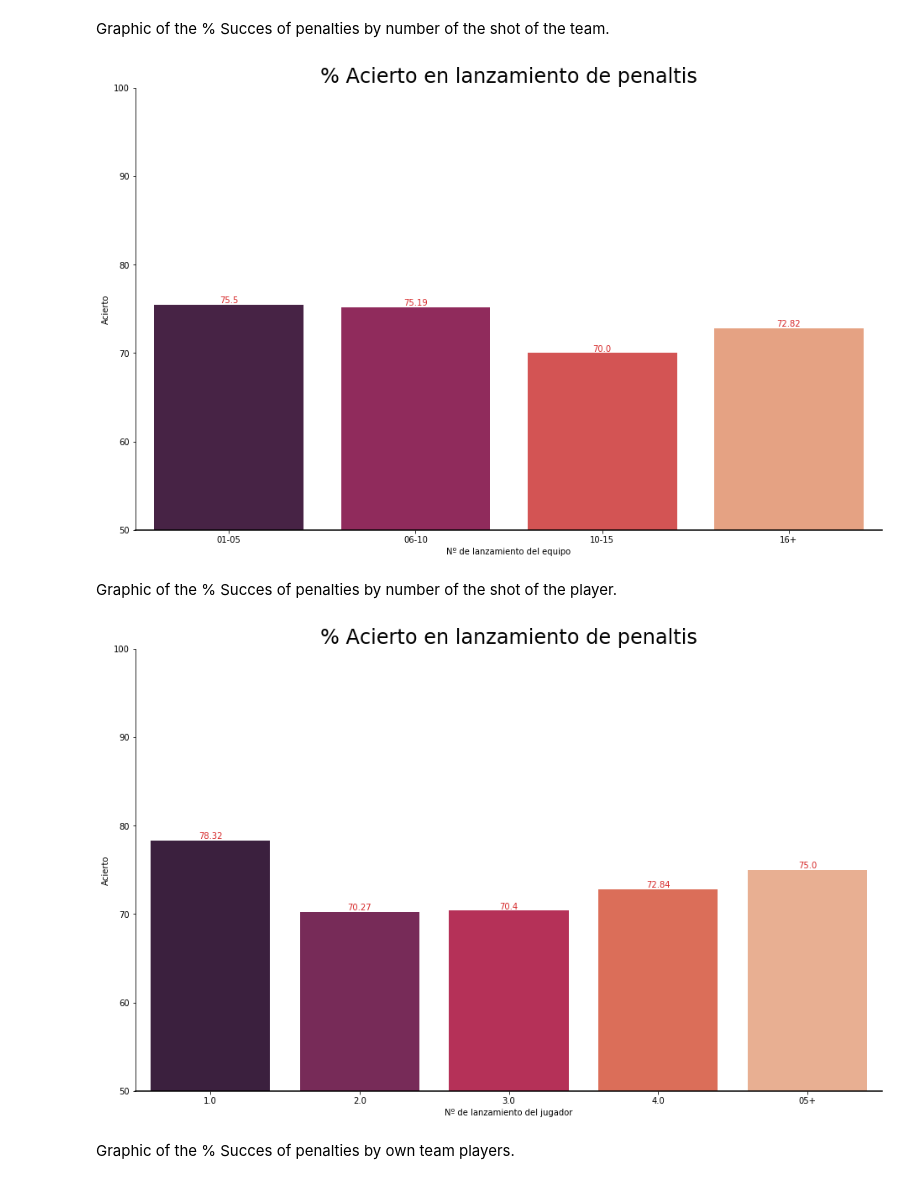
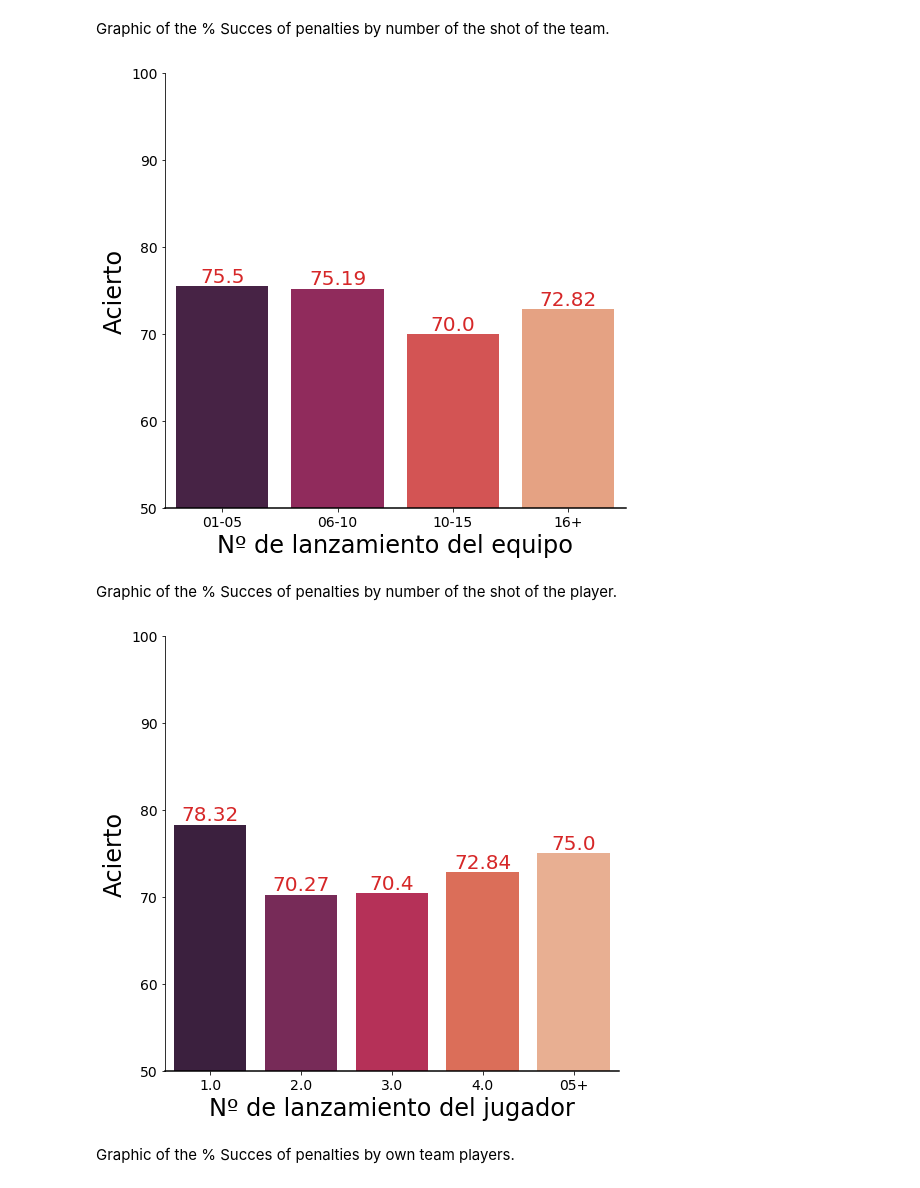
Before and after one commit to SergiRuizUNIR/TFG, a Jupyter notebook: 10_Resumen_&_Subdatatsets.ipynb, the cells around one changed output. Drawn from its saved outputs; the diff is of its cells as text; code cells hidden in the pictures.

```diff
--- a/10_Resumen_&_Subdatatsets.ipynb
+++ b/10_Resumen_&_Subdatatsets.ipynb
@@ -523,14 +770,14 @@ g['goal'] = round(g.goal,4)*100
 ax = sns.barplot(x="competition_part", y="goal", palette="rocket", data=g, ci=None)
 ax.set(ylim=(50, 100))
 ax.axhline(50, color="k", clip_on=False)
-ax.set_title("% Acierto en la lanzamiento de penaltis", size=24)
-ax.set_ylabel("Acierto")
-ax.set_xlabel("Parte de la competición")
+ax.set_ylabel("Acierto", size = 24)
+ax.set_xlabel("Parte de la competición", size = 24)
 ax.set_xticklabels(g.competition_part)
 for i, v in enumerate(g["goal"].iteritems()):
-    ax.text(i ,v[1], "{:,}".format(v[1]), color='tab:red', va ='bottom', ha ='center')
+    ax.text(i ,v[1], "{:,}".format(v[1]), color='tab:red', va ='bottom', ha ='center', size = 20)
 sns.despine(bottom=True)
 plt.tight_layout(h_pad=2)
+ax.tick_params(axis='both', which='major', labelsize=16)
 fig = plt.gcf()
-fig.set_size_inches(18, 10)
+fig.set_size_inches(8, 8)
 # %% [output]
@@ -545,14 +792,14 @@ g.goal.replace(73.24000000000001, 73.24, inplace=True)
 ax = sns.barplot(x="match_moment", y="goal", palette="rocket", data=g, ci=None)
 ax.set(ylim=(50, 100))
 ax.axhline(50, color="k", clip_on=False)
-ax.set_title("% Acierto en lanzamiento de penaltis", size=24)
-ax.set_ylabel("Acierto")
-ax.set_xlabel("Momento del partido")
+ax.set_ylabel("Acierto", fontsize=20)
+ax.set_xlabel("Momento del partido", fontsize=20)
 ax.set_xticklabels(g.match_moment)
 for i, v in enumerate(g["goal"].iteritems()):
-    ax.text(i ,v[1], "{:,}".format(v[1]), color='tab:red', va ='bottom', ha ='center')
+    ax.text(i ,v[1], "{:,}".format(v[1]), color='tab:red', va ='bottom', ha ='center', size=20)
 sns.despine(bottom=True)
 plt.tight_layout(h_pad=2)
+ax.tick_params(axis='both', which='major', labelsize=14)
 fig = plt.gcf()
-fig.set_size_inches(18, 10)
+fig.set_size_inches(8, 8)
 # %% [output]
@@ -563,17 +810,17 @@ Graphic of the % Succes of penalties by field factor.
 g = df_penalty.groupby('H_A_column')[['goal']].mean()
 g = g.sort_values(['goal']).reset_index()
 g['goal'] = round(g.goal,4)*100
-ax = sns.barplot(x="H_A_column", y="goal", palette="rocket", data=g, ci=None)
+ax = sns.barplot(x="H_A_column", y="goal", palette="viridis", data=g, ci=None)
 ax.set(ylim=(50, 100))
 ax.axhline(50, color="k", clip_on=False)
-ax.set_title("% Acierto en lanzamiento de penaltis", size=24)
-ax.set_ylabel("Acierto")
-ax.set_xlabel("Factor campo")
+ax.set_ylabel("Acierto", size=16)
+ax.set_xlabel("Factor campo", size=16)
 ax.set_xticklabels(g.H_A_column)
 for i, v in enumerate(g["goal"].iteritems()):
-    ax.text(i ,v[1], "{:,}".format(v[1]), color='tab:red', va ='bottom', ha ='center')
+    ax.text(i ,v[1], "{:,}".format(v[1]), color="tab:green", va ='bottom', ha ='center', size=20)
 sns.despine(bottom=True)
 plt.tight_layout(h_pad=2)
+ax.tick_params(axis='both', which='major', labelsize=14)
 fig = plt.gcf()
-fig.set_size_inches(18, 10)
+fig.set_size_inches(5, 5)
 # %% [output]
@@ -583,31 +830,31 @@ Graphic of the % Succes of penalties by number of the shot of the team.
 # %%
 mask = df.shot_number > 15
 df_penaltyv = df_penalty.copy()
 df_penaltyv.loc[mask, "shot_number"] = "16+"
 mask = (df.shot_number <= 15) & (df.shot_number > 9)
 df_penaltyv.loc[mask, "shot_number"] = "10-15"
 mask = (df.shot_number <= 10) & (df.shot_number > 5)
 df_penaltyv.loc[mask, "shot_number"] = "06-10"
 mask = (df.shot_number <= 5)
 df_penaltyv.loc[mask, "shot_number"] = "01-05"
 g = df_penaltyv.groupby('shot_number')[['goal']].mean()
 g = g.sort_values(['shot_number']).reset_index()
 g['goal'] = round(g.goal,4)*100
 ax = sns.barplot(x="shot_number", y="goal", palette="rocket", data=g, ci=None)
 ax.set(ylim=(50, 100))
 ax.axhline(50, color="k", clip_on=False)
-ax.set_title("% Acierto en lanzamiento de penaltis", size=24)
-ax.set_ylabel("Acierto")
-ax.set_xlabel("Nº de lanzamiento del equipo")
+ax.set_ylabel("Acierto", size = 24)
+ax.set_xlabel("Nº de lanzamiento del equipo", size = 24)
 ax.set_xticklabels(g.shot_number)
 for i, v in enumerate(g["goal"].iteritems()):
-    ax.text(i ,v[1], "{:,}".format(v[1]), color='tab:red', va ='bottom', ha ='center')
+    ax.text(i ,v[1], "{:,}".format(v[1]), color='tab:red', va ='bottom', ha ='center', size=20)
 sns.despine(bottom=True)
 plt.tight_layout(h_pad=2)
+ax.tick_params(axis='both', which='major', labelsize=14)
 fig = plt.gcf()
-fig.set_size_inches(18, 10)
+fig.set_size_inches(8, 8)
 # %% [output]
-[figure, old version]
+[figure, new version]
 # %% [markdown]
 Graphic of the % Succes of penalties by number of the shot of the player.
 # %%
@@ -622,18 +869,18 @@ g.goal.replace(70.39999999999999, 70.40, inplace=True)
 ax = sns.barplot(x="shot_player_number", y="goal", palette="rocket", data=g, ci=None)
 ax.set(ylim=(50, 100))
 ax.axhline(50, color="k", clip_on=False)
-ax.set_title("% Acierto en lanzamiento de penaltis", size=24)
-ax.set_ylabel("Acierto")
-ax.set_xlabel("Nº de lanzamiento del jugador")
+ax.set_ylabel("Acierto", size = 24)
+ax.set_xlabel("Nº de lanzamiento del jugador", size = 24)
 ax.set_xticklabels(g.shot_player_number)
 for i, v in enumerate(g["goal"].iteritems()):
-    ax.text(i ,v[1], "{:,}".format(v[1]), color='tab:red', va ='bottom', ha ='center')
+    ax.text(i ,v[1], "{:,}".format(v[1]), color='tab:red', va ='bottom', ha ='center', size=20)
 sns.despine(bottom=True)
 plt.tight_layout(h_pad=2)
+ax.tick_params(axis='both', which='major', labelsize=14)
 fig = plt.gcf()
-fig.set_size_inches(18, 10)
+fig.set_size_inches(8, 8)
 # %% [output]
-[figure, old version]
+[figure, new version]
 # %% [markdown]
 Graphic of the % Succes of penalties by own team players.
 # %%
```
Also changed, not shown: parts of 39 cells of this notebook, 1 other file.
